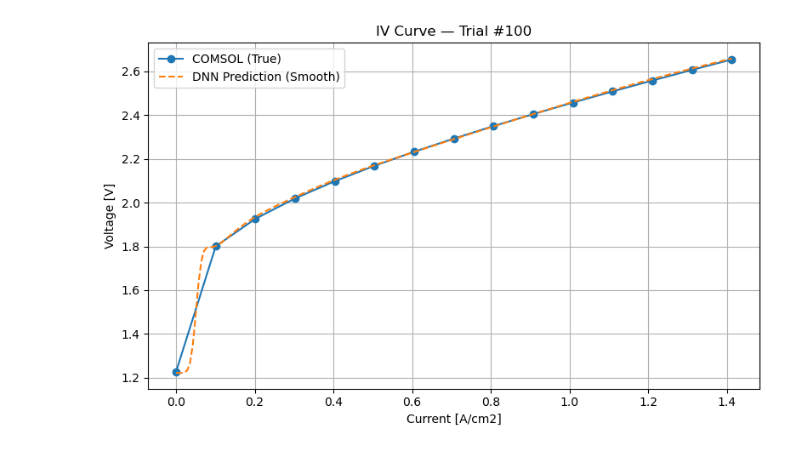
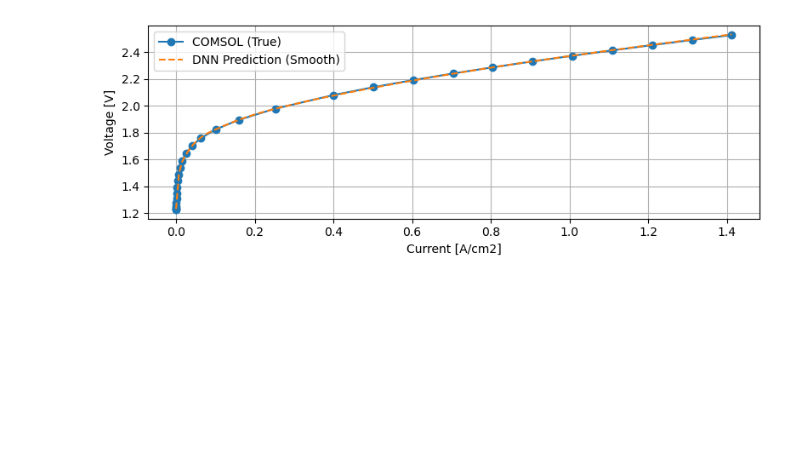
Before and after one commit to eirikur7/AEMWE_SemesterProject, a Jupyter notebook: DNN_eval_predictions.ipynb, the cells around one changed output. Drawn from its saved outputs; the diff is of its cells as text; code cells hidden in the pictures; blank space fills up the shorter version.

```diff
--- a/DNN_eval_predictions.ipynb
+++ b/DNN_eval_predictions.ipynb
@@ -10,8 +11,9 @@ import tensorflow as tf
 # Paths
 MODELS_FOLDER = os.path.join("data", "DNN_trained_models")
 LOG_FILE = os.path.join("data", "DNN_trained_models_docs.csv")
-SIM_DATA_FILE = os.path.join("data", "COMSOL", "results_3D_GE_Applied_Current_1MKOH_63_02_1MKOH_input_parameters_DOE_maximin_lhs_processed_003.csv")
+SIM_DATA_FILE = os.path.join("data", "COMSOL", "results_3D_GE_Applied_Current_1MKOH_63_03_1MKOH_input_parameters_DOE_maximin_lhs_success_001.csv")
 FIG_FOLDER = "figures"
+BEST_MODEL = "model_results_3D_GE_Applied_Current_1MKOH_63_03_1MKOH_input_parameters_DOE_maximin_lhs_success_001__250616_191415"
 os.makedirs(FIG_FOLDER, exist_ok=True)
 
 df = pd.read_csv(SIM_DATA_FILE)
@@ -81,13 +83,13 @@ y_pred = model.predict(X_scaled).flatten()
 # %%
-plt.figure(figsize=(8, 5))
+plt.figure(figsize=(8, 3))
 plt.plot(trial_df["Time_s"]/10, trial_df["Voltage_V"], label="COMSOL (True)", marker="o")
 plt.plot(current_range/10, y_pred, label="DNN Prediction (Smooth)", linestyle="--")
 plt.xlabel("Current [A/cm2]")
 plt.ylabel("Voltage [V]")
-plt.title(f"IV Curve — Trial #{trial_index}")
+# plt.title(f"IV Curve — Trial #{trial_index}")
 plt.legend()
 plt.grid(True)
 plt.tight_layout()
 plt.show()
 # %% [output]
-[figure, old version]
+[figure, new version]
```
Also changed, not shown: parts of 13 cells of this notebook, 9 other files.
